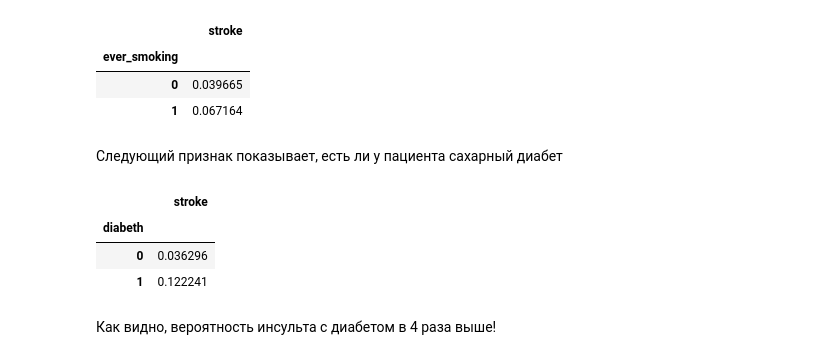
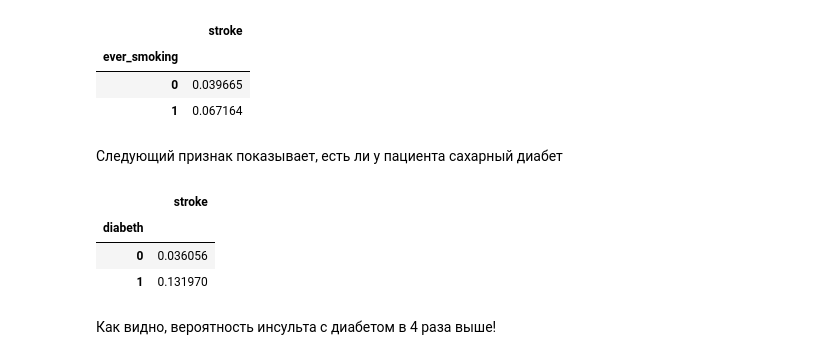
Before and after one commit to d-vitkovskiy/kaggle-projects, a Jupyter notebook: 1_brain_stroke/brain_stroke.ipynb, the cells around one changed output. Cells and saved outputs as stored; diff of their text form; code cells hidden in the pictures.

```diff
--- a/1_brain_stroke/brain_stroke.ipynb
+++ b/1_brain_stroke/brain_stroke.ipynb
@@ -488,5 +508,5 @@ boundaries
 # %% [markdown]
 Разделим всех наших пациентов на возрастные категории с шагом в 10 лет
 # %%
-stroke_train['age_category'] = stroke_train.age // 20 * 20
-stroke_train[['age_category', 'stroke']].groupby(['age_category']).mean()
+#stroke_train['age_category'] = stroke_train.age // 20 * 20
+#stroke_train[['age_category', 'stroke']].groupby(['age_category']).mean()
@@ -500,0 +513,5 @@ stroke_train[['age_category', 'stroke']].groupby(['age_category']).mean()
+# %%
+stroke_train['age_category'] = pd.cut(stroke_train.age,
+                               bins=[0, 50, 60, 70, np.inf],
+                               labels=[1, 2, 3, 4]).astype(int)
+stroke_train[['age_category', 'stroke']].groupby(['age_category']).mean()
@@ -515,13 +547,13 @@ stroke_train[['ever_smoking', 'stroke']].groupby(['ever_smoking']).mean()
 # %% [markdown]
 Следующий признак показывает, есть ли у пациента сахарный диабет
 # %%
-stroke_train['diabeth'] = stroke_train.avg_glucose_level.map(lambda x: 1 if x>150 else 0)
+stroke_train['diabeth'] = stroke_train.avg_glucose_level.map(lambda x: 1 if x>160 else 0)
 stroke_train[['diabeth', 'stroke']].groupby(['diabeth']).mean()
 # %% [output]
 |  | stroke |
 | diabeth |  |
-| 0 | 0.036296 |
-| 1 | 0.122241 |
+| 0 | 0.036056 |
+| 1 | 0.131970 |
 # %% [markdown]
 Как видно, вероятность инсульта с диабетом в 4 раза выше!
 # %%
```
Also changed, not shown: parts of 189 cells of this notebook.
